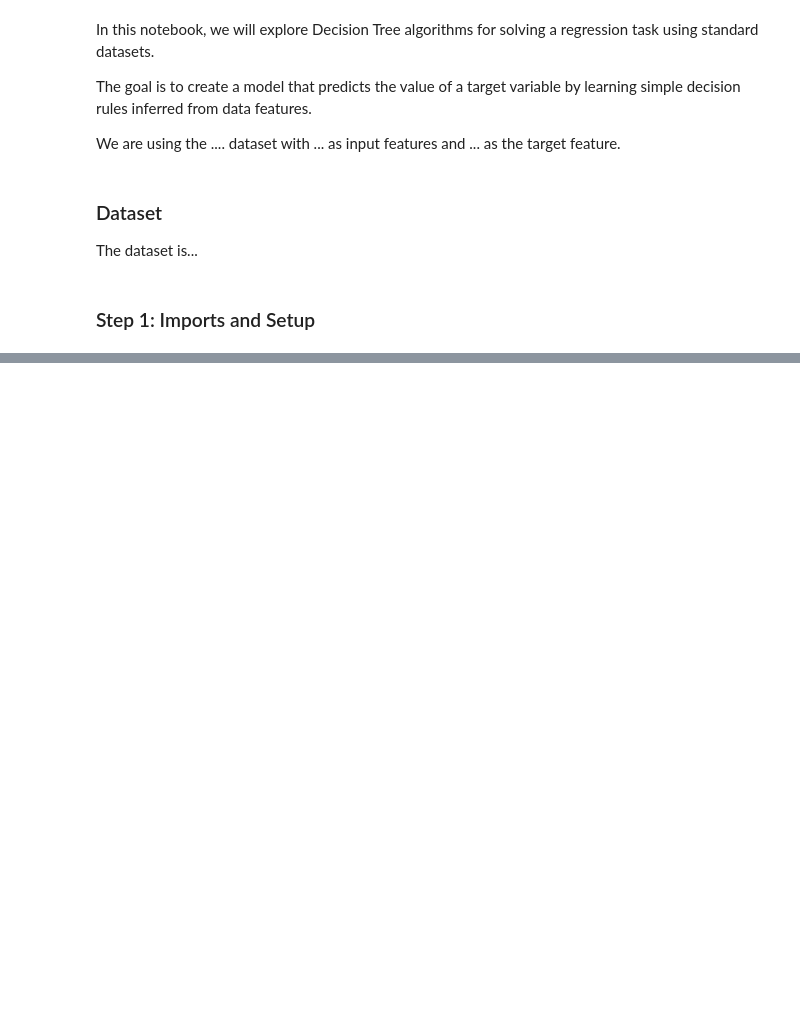
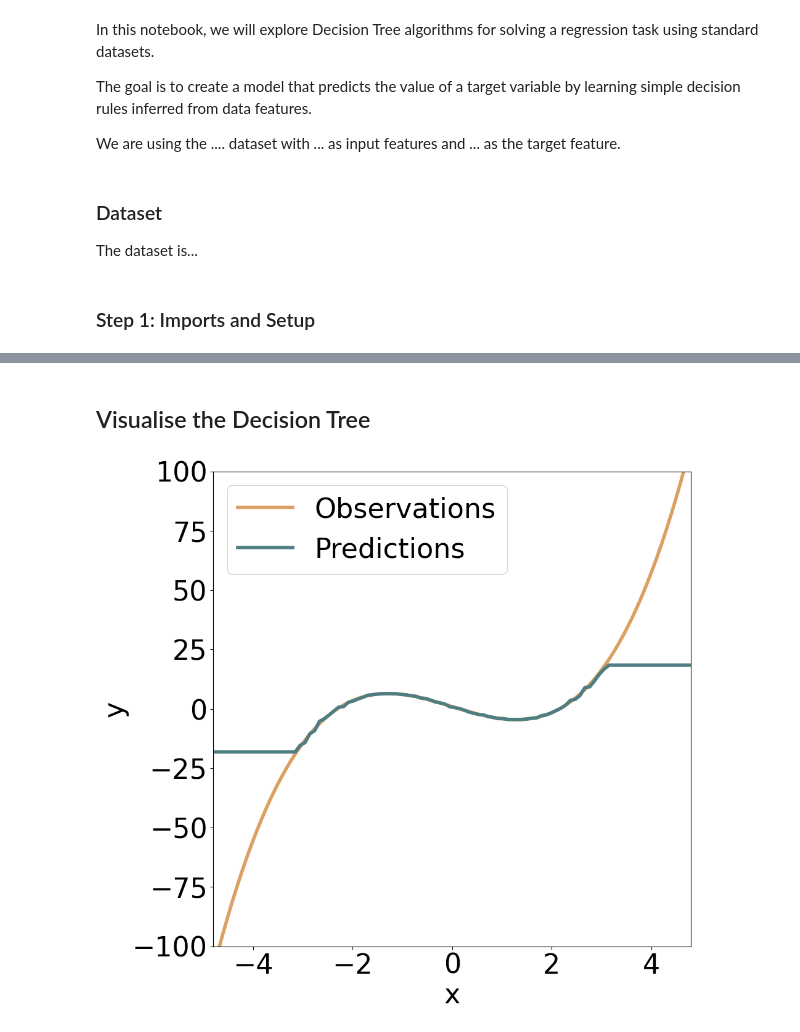
Before and after one commit to Cambridge-ICCS/DecisionTrees_SummerSchool25, a Jupyter notebook: DT_Regression.ipynb, the cells around one changed output, grey strips where cells are left out. Saved outputs shown, nothing was run; the diff lists cells and outputs as text; code cells hidden in the pictures; blank space fills up the shorter version.

```diff
--- a/DT_Regression.ipynb
+++ b/DT_Regression.ipynb
@@ -25,0 +52,14 @@ sns.set(style="whitegrid")
+# %% [markdown]
+## Visualise the Decision Tree
+# %%
+fig, ax = plt.subplots(figsize=(10, 10))
+ax.set_xlabel('x')
+ax.set_ylabel('y')
+ax.set_xlim([-4.8, 4.8])
+ax.set_ylim([-100, 100])
+ax.plot(x_test, y_obs, lw=4, color='#dba162', label='Observations')
+ax.plot(x_test, y_test, lw=4, color='#4e7e82', label='Predictions')
+plt.legend(loc="upper left")
+plt.show()
+# %% [output]
+[figure, added]
```
Also changed, not shown: parts of 9 cells of this notebook.
